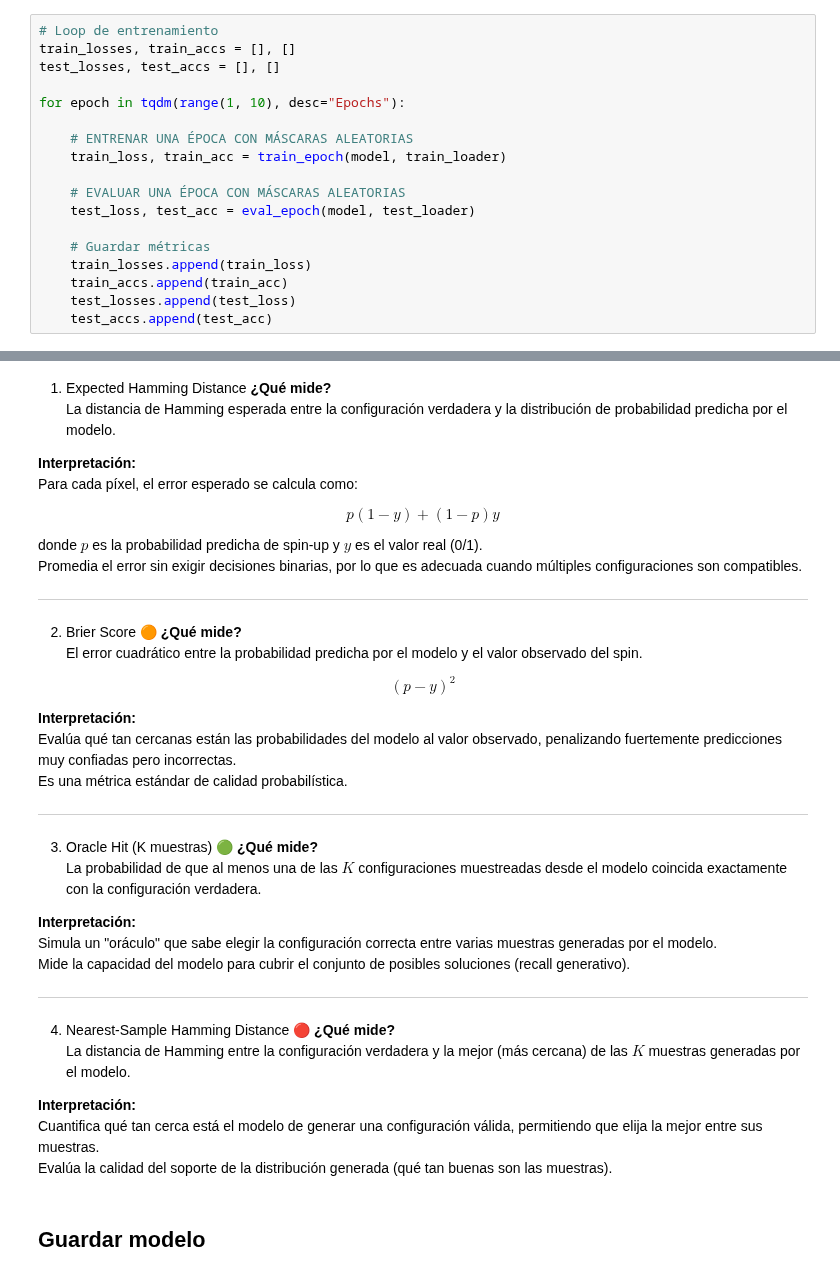
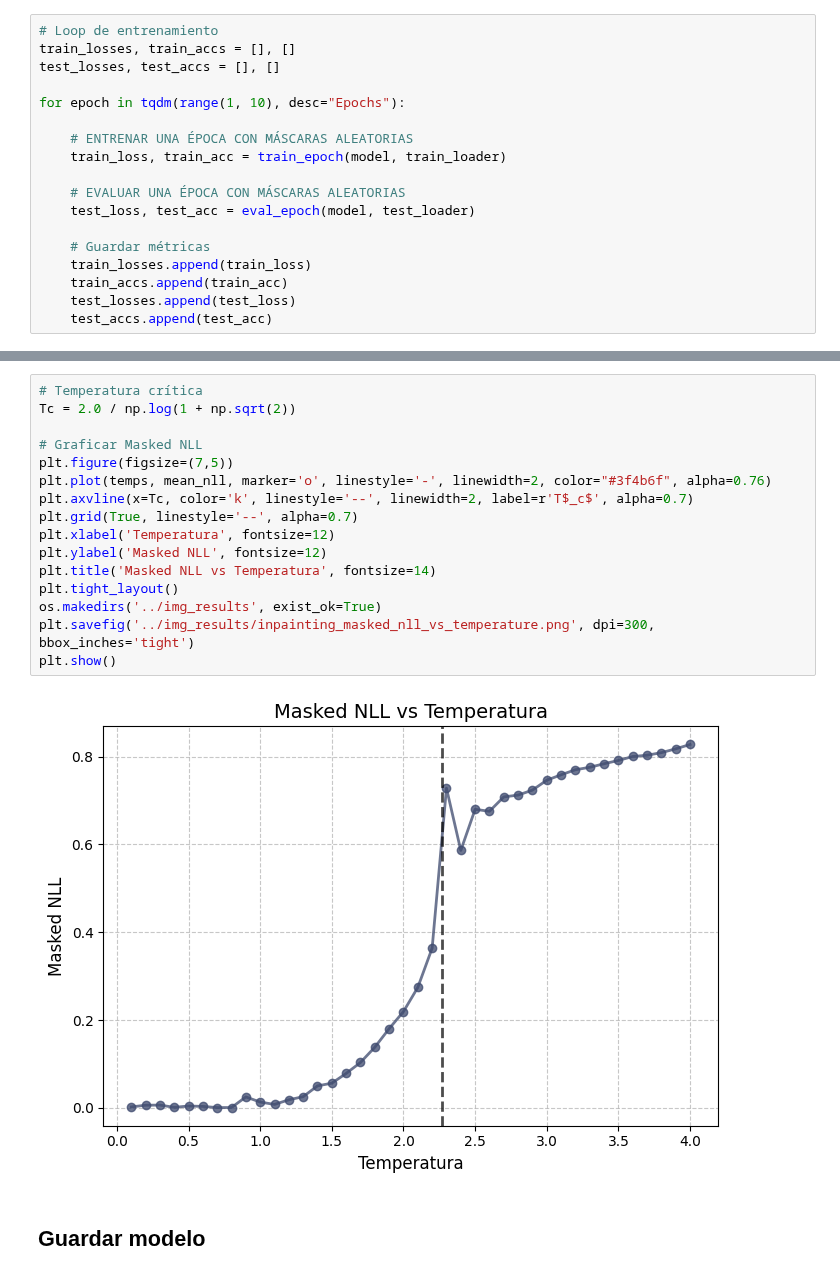
Before and after one commit to JD314/Ising-ML, a Jupyter notebook: models/CNN_spin_reconstruction.ipynb, the cells around one changed output, grey strips where cells are left out. Cells and saved outputs as stored; diff of their text form.

Commit message:
[Versión para entregar]

```diff
--- a/models/CNN_spin_reconstruction.ipynb
+++ b/models/CNN_spin_reconstruction.ipynb
@@ -654,47 +407,21 @@ plt.show()
-# %% [markdown]
-1. Expected Hamming Distance
-**¿Qué mide?**
-La distancia de Hamming esperada entre la configuración verdadera y la distribución de probabilidad predicha por el modelo.
-
-**Interpretación:**
-Para cada píxel, el error esperado se calcula como:
-
-$$p(1-y) + (1-p)y$$
-
-donde $p$ es la probabilidad predicha de spin-up y $y$ es el valor real (0/1).
-Promedia el error sin exigir decisiones binarias, por lo que es adecuada cuando múltiples configuraciones son compatibles.
-
----
-
-2. Brier Score 🟠
-**¿Qué mide?**
-El error cuadrático entre la probabilidad predicha por el modelo y el valor observado del spin.
-
-$$ (p-y)^2 $$
-
-**Interpretación:**
-Evalúa qué tan cercanas están las probabilidades del modelo al valor observado, penalizando fuertemente predicciones muy confiadas pero incorrectas.
-Es una métrica estándar de calidad probabilística.
-
----
-
-3. Oracle Hit (K muestras) 🟢
-**¿Qué mide?**
-La probabilidad de que al menos una de las $K$ configuraciones muestreadas desde el modelo coincida exactamente con la configuración verdadera.
-
-**Interpretación:**
-Simula un "oráculo" que sabe elegir la configuración correcta entre varias muestras generadas por el modelo.
-Mide la capacidad del modelo para cubrir el conjunto de posibles soluciones (recall generativo).
-
----
-
-4. Nearest-Sample Hamming Distance 🔴
-**¿Qué mide?**
-La distancia de Hamming entre la configuración verdadera y la mejor (más cercana) de las $K$ muestras generadas por el modelo.
-
-**Interpretación:**
-Cuantifica qué tan cerca está el modelo de generar una configuración válida, permitiendo que elija la mejor entre sus muestras.
-Evalúa la calidad del soporte de la distribución generada (qué tan buenas son las muestras).
+# %%
+# Temperatura crítica
+Tc = 2.0 / np.log(1 + np.sqrt(2))
+
+# Graficar Masked NLL
+plt.figure(figsize=(7,5))
+plt.plot(temps, mean_nll, marker='o', linestyle='-', linewidth=2, color="#3f4b6f", alpha=0.76)
+plt.axvline(x=Tc, color='k', linestyle='--', linewidth=2, label=r'T$_c$', alpha=0.7)
+plt.grid(True, linestyle='--', alpha=0.7)
+plt.xlabel('Temperatura', fontsize=12)
+plt.ylabel('Masked NLL', fontsize=12)
+plt.title('Masked NLL vs Temperatura', fontsize=14)
+plt.tight_layout()
+os.makedirs('../img_results', exist_ok=True)
+plt.savefig('../img_results/inpainting_masked_nll_vs_temperature.png', dpi=300, bbox_inches='tight')
+plt.show()
+# %% [output]
+[figure, added]
 # %% [markdown]
 ## Guardar modelo
 # %%
```
Also changed, not shown: parts of 8 cells of this notebook, 11 other files.
